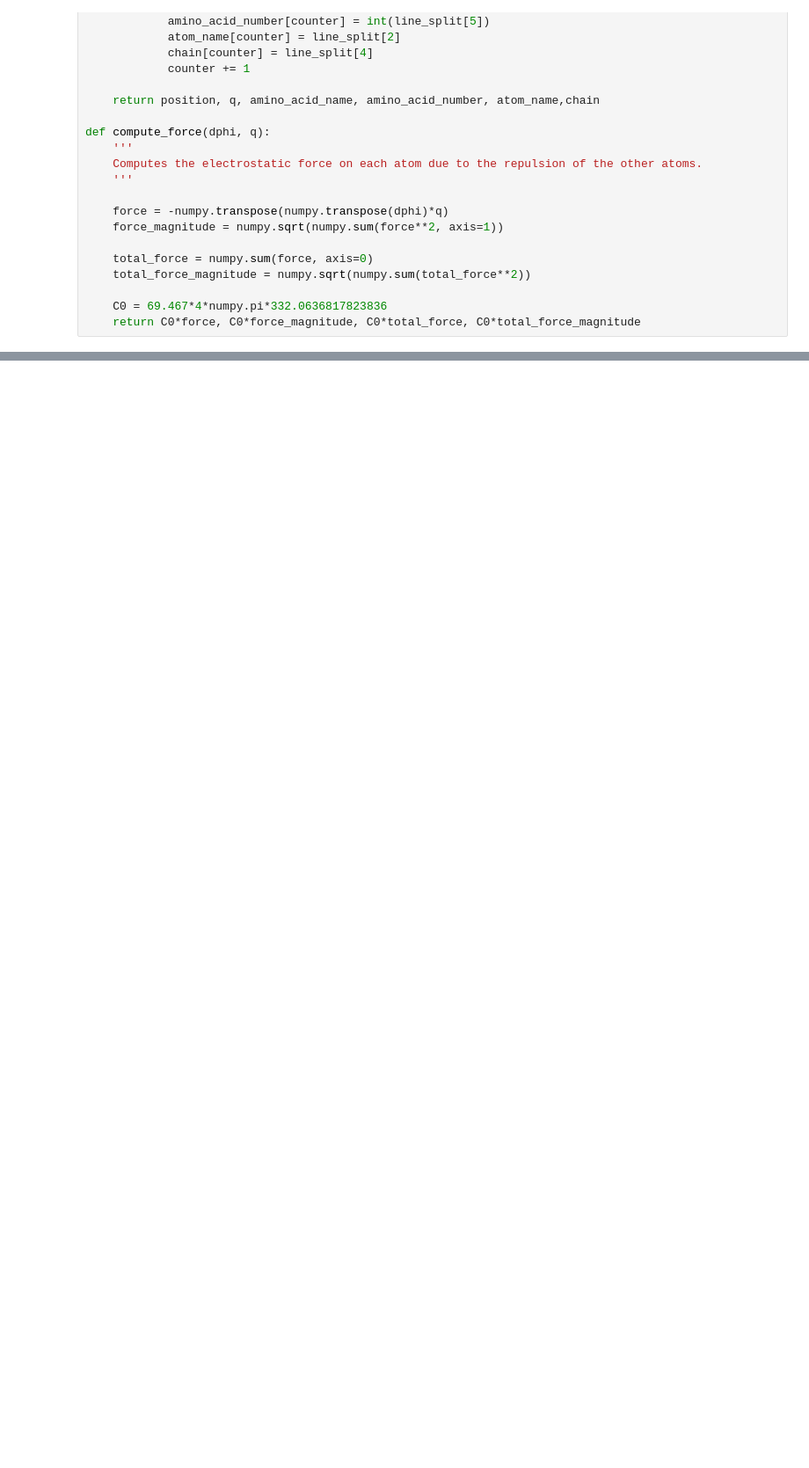
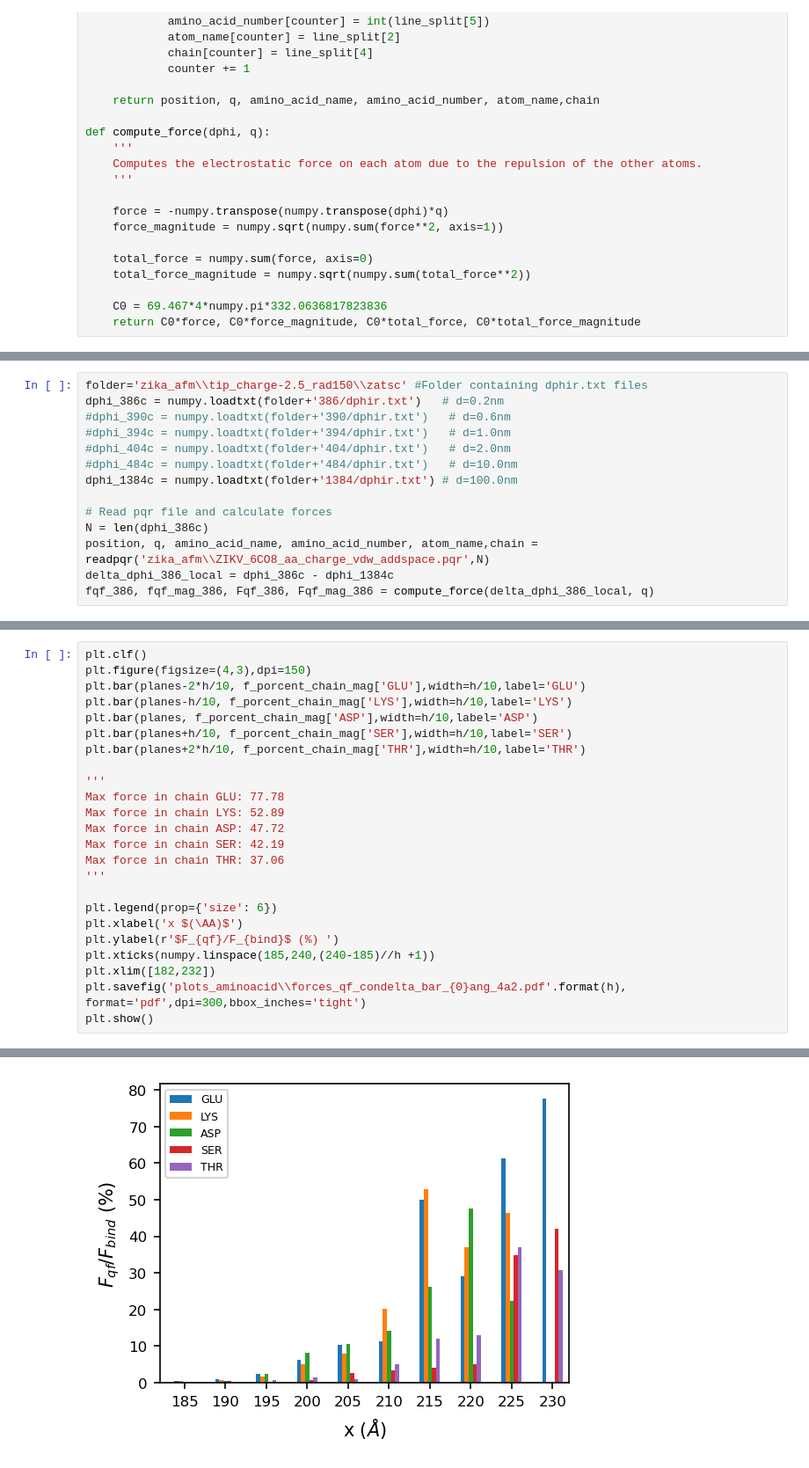
Before and after one commit to iaddison-smith/plots_afmtip, a Jupyter notebook: Forcesqf_afmtip.ipynb, the cells around one changed output, grey strips where cells are left out. Shown: that part at 88% size. Saved outputs shown, nothing was run; the diff lists cells and outputs as text; blank space fills up the shorter version.

Commit message:
Added plot from Figure 4

```diff
--- a/Forcesqf_afmtip.ipynb
+++ b/Forcesqf_afmtip.ipynb
@@ -382,0 +54,14 @@ Max force in chain GLH: 0.34
+# %%
+folder='zika_afm\\tip_charge-2.5_rad150\\zatsc' #Folder containing dphir.txt files
+dphi_386c = numpy.loadtxt(folder+'386/dphir.txt')   # d=0.2nm
+#dphi_390c = numpy.loadtxt(folder+'390/dphir.txt')   # d=0.6nm
+#dphi_394c = numpy.loadtxt(folder+'394/dphir.txt')   # d=1.0nm
+#dphi_404c = numpy.loadtxt(folder+'404/dphir.txt')   # d=2.0nm
+#dphi_484c = numpy.loadtxt(folder+'484/dphir.txt')   # d=10.0nm
+dphi_1384c = numpy.loadtxt(folder+'1384/dphir.txt') # d=100.0nm
+
+# Read pqr file and calculate forces
+N = len(dphi_386c)
+position, q, amino_acid_name, amino_acid_number, atom_name,chain = readpqr('zika_afm\\ZIKV_6CO8_aa_charge_vdw_addspace.pqr',N)
+delta_dphi_386_local = dphi_386c - dphi_1384c
+fqf_386, fqf_mag_386, Fqf_386, Fqf_mag_386 = compute_force(delta_dphi_386_local, q)
@@ -382,0 +243,25 @@ Max force in chain GLH: 0.34
+# %%
+plt.clf()
+plt.figure(figsize=(4,3),dpi=150)
+plt.bar(planes-2*h/10, f_porcent_chain_mag['GLU'],width=h/10,label='GLU')
+plt.bar(planes-h/10, f_porcent_chain_mag['LYS'],width=h/10,label='LYS')
+plt.bar(planes, f_porcent_chain_mag['ASP'],width=h/10,label='ASP')
+plt.bar(planes+h/10, f_porcent_chain_mag['SER'],width=h/10,label='SER')
+plt.bar(planes+2*h/10, f_porcent_chain_mag['THR'],width=h/10,label='THR')
+
+'''
+Max force in chain GLU: 77.78
+Max force in chain LYS: 52.89
+Max force in chain ASP: 47.72
+Max force in chain SER: 42.19
+Max force in chain THR: 37.06
+'''
+
+plt.legend(prop={'size': 6})
+plt.xlabel('x $(\AA)$')
+plt.ylabel(r'$F_{qf}/F_{bind}$ (%) ')
+plt.xticks(numpy.linspace(185,240,(240-185)//h +1))
+plt.xlim([182,232])
+plt.savefig('plots_aminoacid\\forces_qf_condelta_bar_{0}ang_4a2.pdf'.format(h), format='pdf',dpi=300,bbox_inches='tight')
+plt.show()
+# %% [output]
@@ -382,0 +269 @@ Max force in chain GLH: 0.34
+[figure, added]
```
Also changed, not shown: parts of 39 cells of this notebook, 7 other files.
